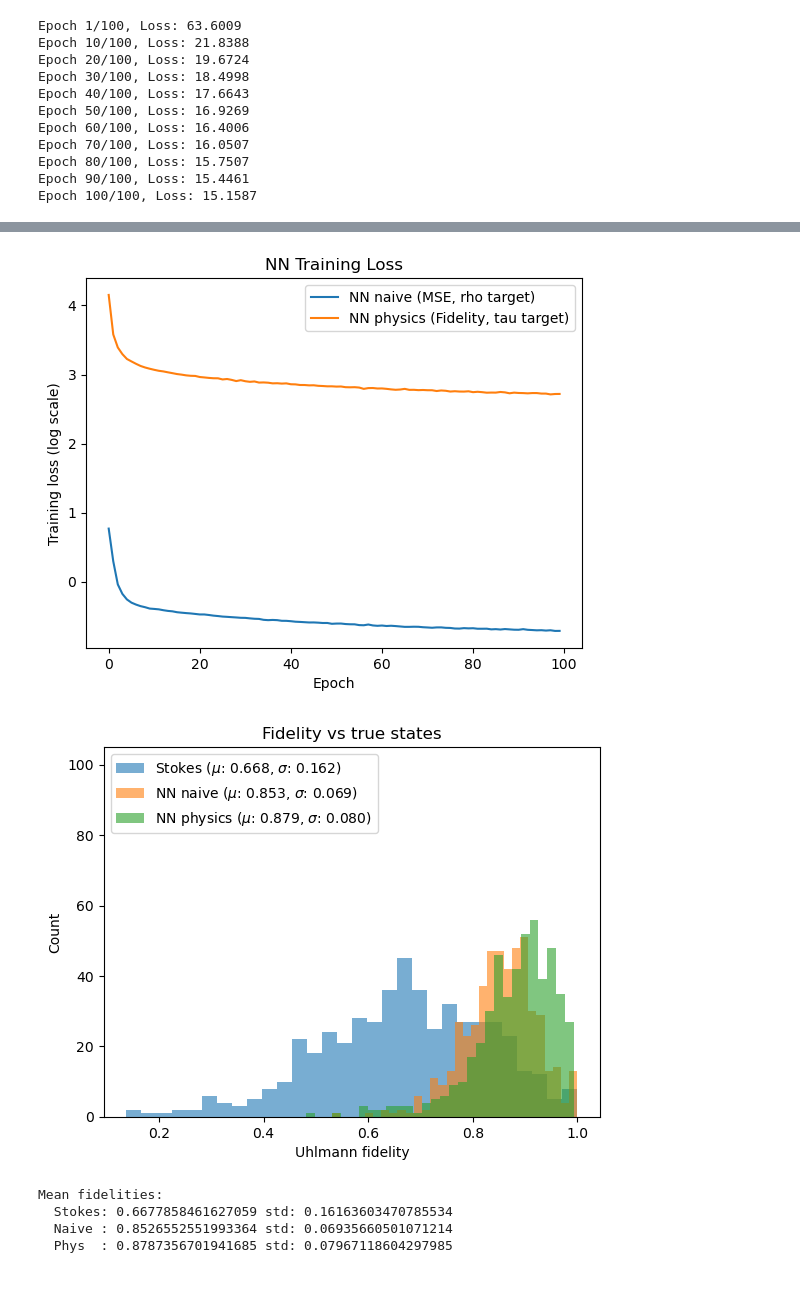
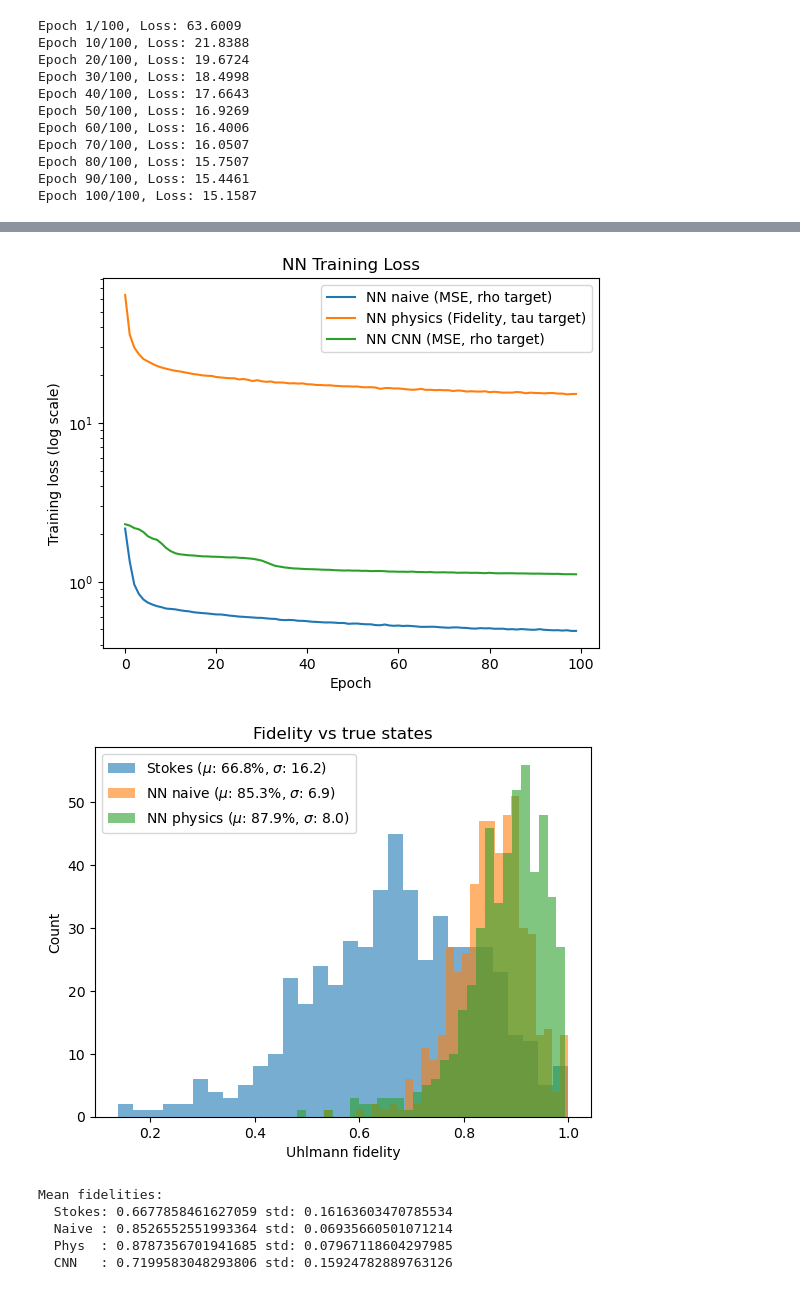
Before and after one commit to Charlow88/Masters-Project, a Jupyter notebook: src/masters_project/basic_runthrough.ipynb, the cells around one changed output, grey strips where cells are left out. Saved outputs shown, nothing was run; the diff lists cells and outputs as text; code cells hidden in the pictures.

```diff
--- a/src/masters_project/basic_runthrough.ipynb
+++ b/src/masters_project/basic_runthrough.ipynb
@@ -104,3 +104,20 @@ Epoch 70/100, Loss: 16.0507
 Epoch 80/100, Loss: 15.7507
 Epoch 90/100, Loss: 15.4461
 Epoch 100/100, Loss: 15.1587
+# %%
+nn_cnn = qst.NN_Builder(
+    n_qubits=n_qubits,
+    model_type="cnn",
+    loss_type="mse",
+    target="rho",
+    hidden_sizes=(256, 256, 256),
+    dropout=0.1,
+    cnn_channels=(8, 16),
+    cnn_kernel_size=3,
+    lr=1e-3,
+    batch_size=64,
+    epochs=100
+)
+
+outputs['nn_cnn_history'] = nn_cnn.fit(data_train)
+outputs['nn_cnn_rhos'] = nn_cnn.predict(data_test)
@@ -107,14 +136,15 @@ Epoch 100/100, Loss: 15.1587
 # %%
 plt.figure()
-plt.plot(np.log(outputs["nn_naive_history"]["loss"]), label="NN naive (MSE, rho target)")
-plt.plot(np.log(outputs["nn_phys_history"]["loss"]), label="NN physics (Fidelity, tau target)")
+plt.semilogy(outputs["nn_naive_history"]["loss"], label="NN naive (MSE, rho target)")
+plt.semilogy(outputs["nn_phys_history"]["loss"], label="NN physics (Fidelity, tau target)")
+plt.semilogy(outputs["nn_cnn_history"]["loss"], label="NN CNN (MSE, rho target)")
 plt.xlabel("Epoch")
 plt.ylabel("Training loss (log scale)")
 plt.title("NN Training Loss")
 plt.legend()
 plt.show()
 # %% [output]
-[figure, old version]
+[figure, new version]
 # %%
 # Compute fidelities
 
@@ -126,31 +156,33 @@ def fidelities_vs_truth(pred_rhos):
 F_stokes = fidelities_vs_truth(outputs["stokes_rhos"])
 F_naive  = fidelities_vs_truth(outputs["nn_naive_rhos"])
 F_phys   = fidelities_vs_truth(outputs["nn_phys_rhos"])
+F_cnn    = fidelities_vs_truth(outputs["nn_cnn_rhos"])
 # %%
 plt.figure()
-plt.hist(F_stokes, bins=30, alpha=0.6, label=rf"Stokes ($\mu$: {F_stokes.mean():.3f}, $\sigma$: {F_stokes.std():.3f})")
-plt.hist(F_naive,  bins=30, alpha=0.6, label=rf"NN naive ($\mu$: {F_naive.mean():.3f}, $\sigma$: {F_naive.std():.3f})")
-plt.hist(F_phys,   bins=30, alpha=0.6, label=rf"NN physics ($\mu$: {F_phys.mean():.3f}, $\sigma$: {F_phys.std():.3f})")
-
-plt.ylim(0,105)
+plt.hist(F_stokes, bins=30, alpha=0.6, label=rf"Stokes ($\mu$: {(F_stokes.mean()*100):.1f}%, $\sigma$: {(F_stokes.std()*100):.1f})")
+plt.hist(F_naive,  bins=30, alpha=0.6, label=rf"NN naive ($\mu$: {F_naive.mean()*100:.1f}%, $\sigma$: {(F_naive.std()*100):.1f})")
+plt.hist(F_phys,   bins=30, alpha=0.6, label=rf"NN physics ($\mu$: {F_phys.mean()*100:.1f}%, $\sigma$: {(F_phys.std()*100):.1f})")
+# plt.hist(F_cnn,    bins=30, alpha=0.6, label=rf"NN CNN ($\mu$: {F_cnn.mean()*100:.1f}%, $\sigma$: {(F_cnn.std()*100):.1f})")
 
 plt.xlabel("Uhlmann fidelity")
 plt.ylabel("Count")
 plt.title("Fidelity vs true states")
 plt.legend(loc='upper left')
 plt.show()
 
 
 print("Mean fidelities:")
 print("  Stokes:", F_stokes.mean(), "std:", F_stokes.std())
 print("  Naive :", F_naive.mean(),  "std:", F_naive.std())
 print("  Phys  :", F_phys.mean(),   "std:", F_phys.std())
+print("  CNN   :", F_cnn.mean(),    "std:", F_cnn.std())
 # %% [output]
-[figure, old version]
+[figure, new version]
 Mean fidelities:
   Stokes: 0.6677858461627059 std: 0.16163603470785534
   Naive : 0.8526552551993364 std: 0.06935660501071214
   Phys  : 0.8787356701941685 std: 0.07967118604297985
+  CNN   : 0.7199583048293806 std: 0.15924782889763126
 # %%
 # Test NN outputs on PSD in states: are they physical
 
```
Also changed, not shown: parts of 2 cells of this notebook, 1 other file.
